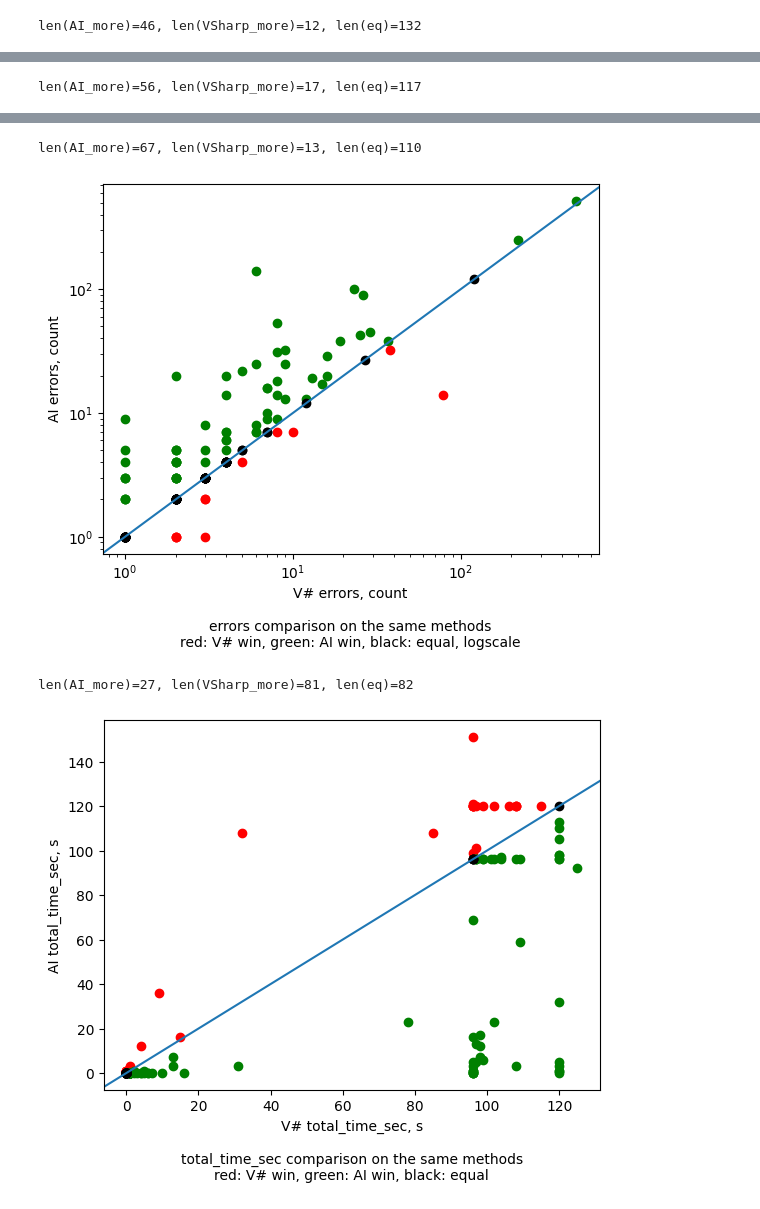
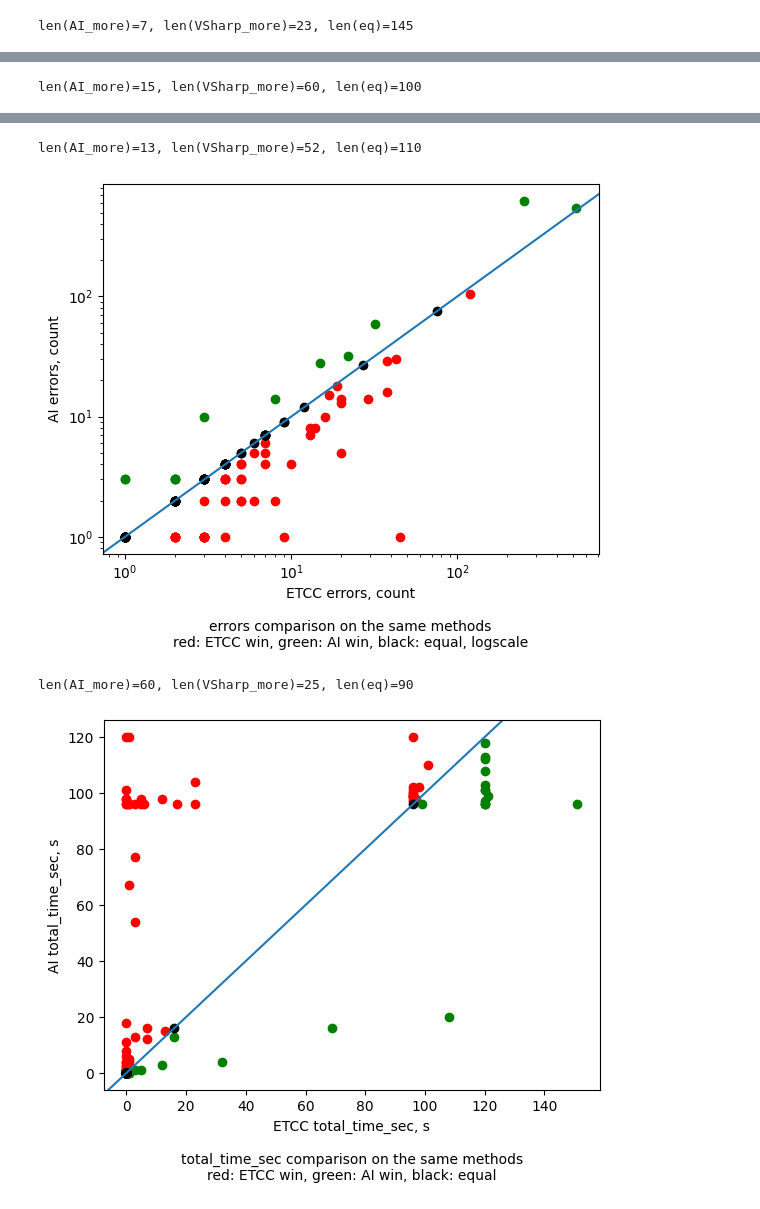
Before and after one commit to emnigma/vsharp_benchmarks, a Jupyter notebook: time_comparison.ipynb, the cells around one changed output, grey strips where cells are left out. Cells and saved outputs as stored; diff of their text form; code cells hidden in the pictures.

```diff
--- a/time_comparison.ipynb
+++ b/time_comparison.ipynb
@@ -4,11 +4,11 @@ import numpy as np
 import pandas as pd
 import seaborn as sns
 # %%
-nn_res_path = "AI_all.csv"
+nn_res_path = "AI_all_new.csv"
 heuristic_res_path = "ExecutionTreeContributedCoverage_all.csv"
 # %%
-heu_df = pd.read_csv(nn_res_path)
-nn_df = pd.read_csv(heuristic_res_path)
+nn_df = pd.read_csv(nn_res_path)
+heu_df = pd.read_csv(heuristic_res_path)
 # %%
 set(pd.read_csv(nn_res_path)["method"]).symmetric_difference(
     set(pd.read_csv(heuristic_res_path)["method"])
@@ -71,4 +84,4 @@ heu_df.head()
 # %%
-inner_df = heu_df.merge(nn_df, on="method", how="inner", suffixes=("V#", "AI"))
+inner_df = heu_df.merge(nn_df, on="method", how="inner", suffixes=("ETCC", "AI"))
 inner_df
 # %% [output]
@@ -108,9 +121,9 @@ def compare(
     logscale: bool = False,
     exp_name: str = None,
 ):
-    AI_more = dataframe.loc[dataframe[f"{on}V#"] < dataframe[f"{on}AI"]]
-    VSharp_more = dataframe.loc[dataframe[f"{on}V#"] > dataframe[f"{on}AI"]]
-    eq = dataframe.loc[dataframe[f"{on}V#"] == dataframe[f"{on}AI"]]
+    AI_more = dataframe.loc[dataframe[f"{on}ETCC"] < dataframe[f"{on}AI"]]
+    VSharp_more = dataframe.loc[dataframe[f"{on}ETCC"] > dataframe[f"{on}AI"]]
+    eq = dataframe.loc[dataframe[f"{on}ETCC"] == dataframe[f"{on}AI"]]
 
     len(AI_more)
     len(VSharp_more)
@@ -128,12 +141,12 @@ def compare(
     if less_is_winning:
         colors = ["red", "green", "black"]
 
-    root = "semyon"
+    root = "report"
 
-    plt.scatter(AI_more[f"{on}V#"], AI_more[f"{on}AI"], color=colors[0])
-    plt.scatter(VSharp_more[f"{on}V#"], VSharp_more[f"{on}AI"], color=colors[1])
-    plt.scatter(eq[f"{on}V#"], eq[f"{on}AI"], color=colors[2])
-    plt.xlabel(f"V# {on}, {metric}\n\n{on} comparison on the same methods\n{desc}")
+    plt.scatter(AI_more[f"{on}ETCC"], AI_more[f"{on}AI"], color=colors[0])
+    plt.scatter(VSharp_more[f"{on}ETCC"], VSharp_more[f"{on}AI"], color=colors[1])
+    plt.scatter(eq[f"{on}ETCC"], eq[f"{on}AI"], color=colors[2])
+    plt.xlabel(f"ETCC {on}, {metric}\n\n{on} comparison on the same methods\n{desc}")
     plt.ylabel(f"AI {on}, {metric}")
     savename = f"{on}.pdf" if exp_name is None else f"{exp_name}.pdf"
     plt.savefig(root + "/" + savename, format="pdf", bbox_inches="tight")
@@ -142,14 +155,14 @@ def compare(
 compare(
     dataframe=inner_df,
     on="coverage",
-    desc="red: V# win, green: AI win, black: equal",
+    desc="red: ETCC win, green: AI win, black: equal",
     metric="%",
     divider_line=True,
 )
 compare(
     dataframe=inner_df,
     on="tests",
-    desc="red: V# win, green: AI win, black: equal",
+    desc="red: ETCC win, green: AI win, black: equal",
     metric="count",
     divider_line=True,
     less_is_winning=True,
@@ -158,7 +171,7 @@ compare(
 compare(
     dataframe=inner_df,
     on="errors",
-    desc="red: V# win, green: AI win, black: equal",
+    desc="red: ETCC win, green: AI win, black: equal",
     metric="count",
     divider_line=True,
     logscale=True,
@@ -166,10 +179,10 @@ compare(
 compare(
     dataframe=inner_df,
     on="total_time_sec",
-    desc="red: V# win, green: AI win, black: equal",
+    desc="red: ETCC win, green: AI win, black: equal",
     metric="s",
     divider_line=True,
     less_is_winning=True,
 )
 # %% [output]
-len(AI_more)=46, len(VSharp_more)=12, len(eq)=132
+len(AI_more)=7, len(VSharp_more)=23, len(eq)=145
@@ -177 +190 @@ len(AI_more)=46, len(VSharp_more)=12, len(eq)=132
-len(AI_more)=56, len(VSharp_more)=17, len(eq)=117
+len(AI_more)=15, len(VSharp_more)=60, len(eq)=100
@@ -179,5 +192,5 @@ len(AI_more)=56, len(VSharp_more)=17, len(eq)=117
-len(AI_more)=67, len(VSharp_more)=13, len(eq)=110
+len(AI_more)=13, len(VSharp_more)=52, len(eq)=110
-[figure, old version]
+[figure, new version]
-len(AI_more)=27, len(VSharp_more)=81, len(eq)=82
+len(AI_more)=60, len(VSharp_more)=25, len(eq)=90
-[figure, old version]
+[figure, new version]
 # %%
```
Also changed, not shown: parts of 9 cells of this notebook, 2 other files.
